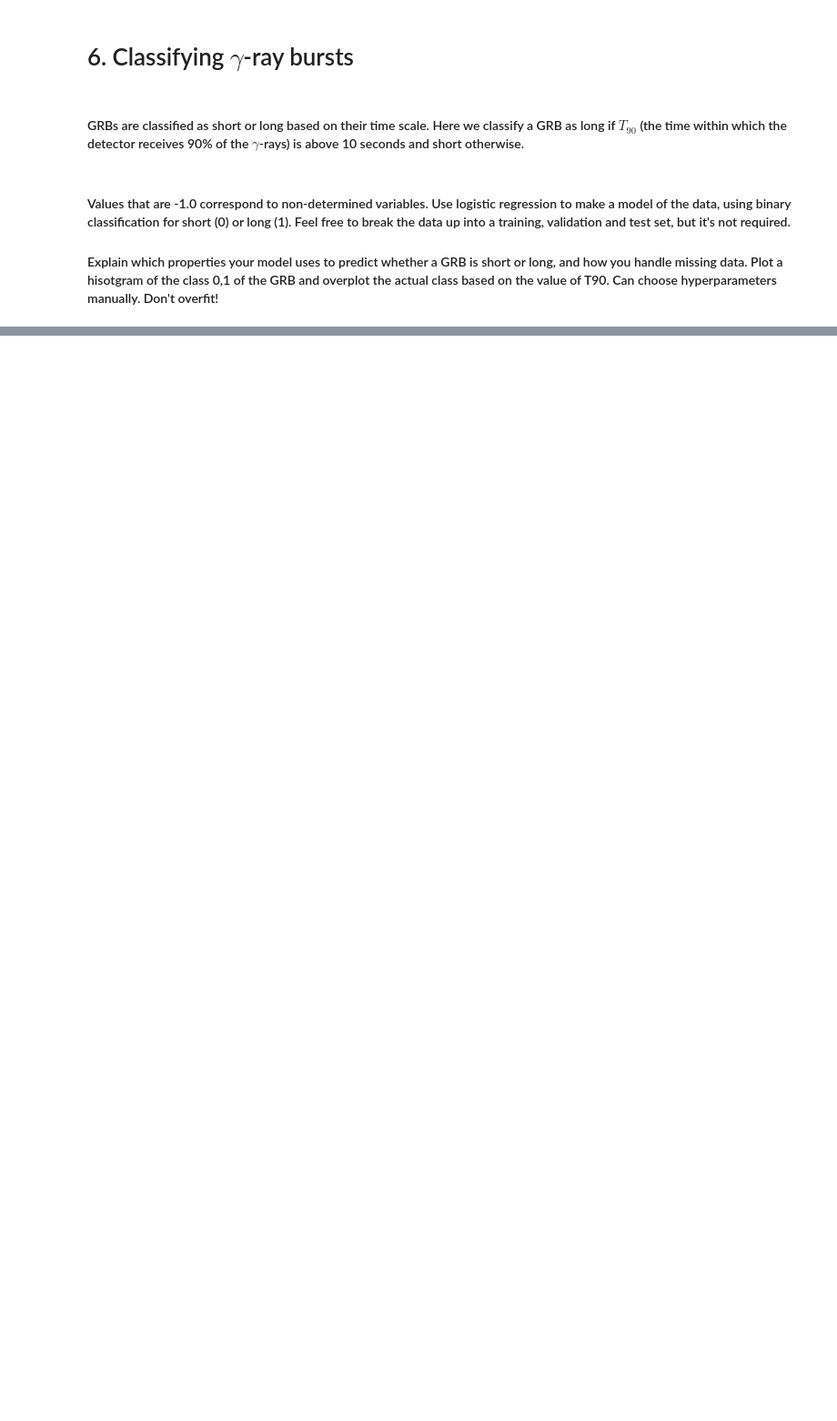
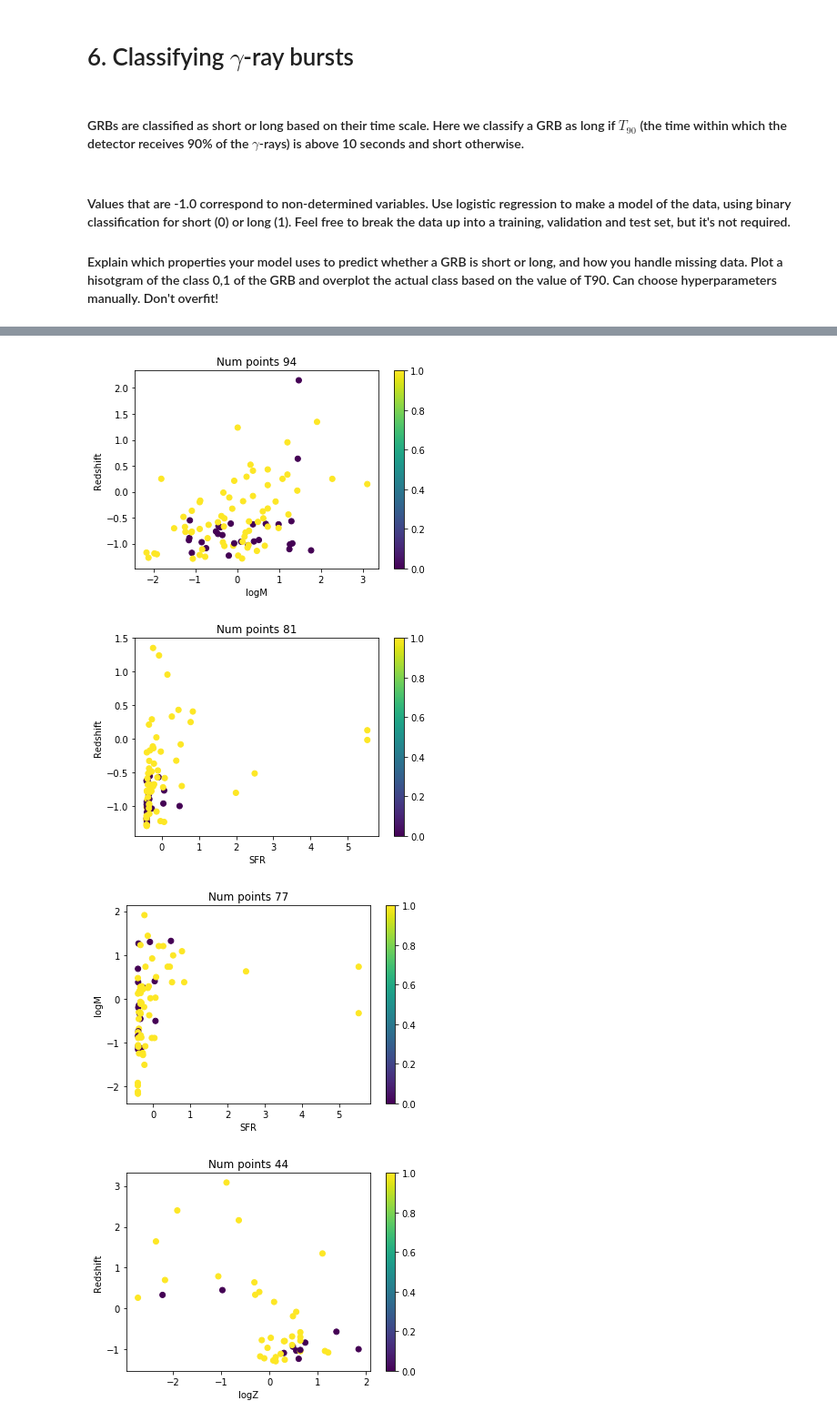
Before and after one commit to ErikOsinga/numerical_recipies, a Jupyter notebook: assignment2/question6.ipynb, the cells around one changed output, grey strips where cells are left out. Shown at 91% size. Saved outputs shown, nothing was run; the diff lists cells and outputs as text; code cells hidden in the pictures; blank space fills up the shorter version.

```diff
--- a/assignment2/question6.ipynb
+++ b/assignment2/question6.ipynb
@@ -36,0 +332,67 @@ def logistic_regression():
+# %%
+# Investigate data
+# plt.scatter(features[:,0],labels[:,0])
+# plt.xlabel('Redshift')
+# plt.ylabel('Class')
+# plt.show()
+
+for i in range(0,6):
+    for j in range(0,i+1):
+        if i != j:
+            keep = np.bitwise_and(features[:,i] != 0, features[:,j] != 0)
+            fti = features[:,i][keep]
+            ftj = features[:,j][keep]
+#             plt.scatter(features[:,i],features[:,j],c=labels[:,0])
+
+            plt.title(f"Num points {len(fti)}")
+            plt.scatter(fti,ftj,c=labels[keep,0])
+            plt.xlabel(flabels[i])
+            plt.ylabel(flabels[j])
+            plt.colorbar()
+            plt.show()
+
+
+# ft1 = 0
+# ft2 = 1
+# plt.scatter(features[:,ft1],features[:,ft2],c=labels[:,0])
+# plt.xlabel(flabels[ft1])
+# plt.ylabel(flabels[ft2])
+# plt.colorbar()
+# plt.show()
+
+# ft1 = 1
+# ft2 = 2
+# plt.scatter(features[:,ft1],features[:,ft2],c=labels[:,0])
+# plt.xlabel(flabels[ft1])
+# plt.ylabel(flabels[ft2])
+# plt.colorbar()
+# plt.show()
+
+# ft1 = 2
+# ft2 = 3
+# plt.scatter(features[:,ft1],features[:,ft2],c=labels[:,0])
+# plt.xlabel(flabels[ft1])
+# plt.ylabel(flabels[ft2])
+# plt.colorbar()
+# plt.show()
+
+# ft1 = 3
+# ft2 = 4
+# plt.scatter(features[:,ft1],features[:,ft2],c=labels[:,0])
+# plt.xlabel(flabels[ft1])
+# plt.ylabel(flabels[ft2])
+# plt.colorbar()
+# plt.show()
+
+# ft1 = 4
+# ft2 = 5
+# plt.scatter(features[:,ft1],features[:,ft2],c=labels[:,0])
+# plt.xlabel(flabels[ft1])
+# plt.ylabel(flabels[ft2])
+# plt.colorbar()
+# plt.show()
+# %% [output]
+[figure, added]
+[figure, added]
+[figure, added]
+[figure, added]
```
Also changed, not shown: parts of 14 cells of this notebook, 1 other file.
